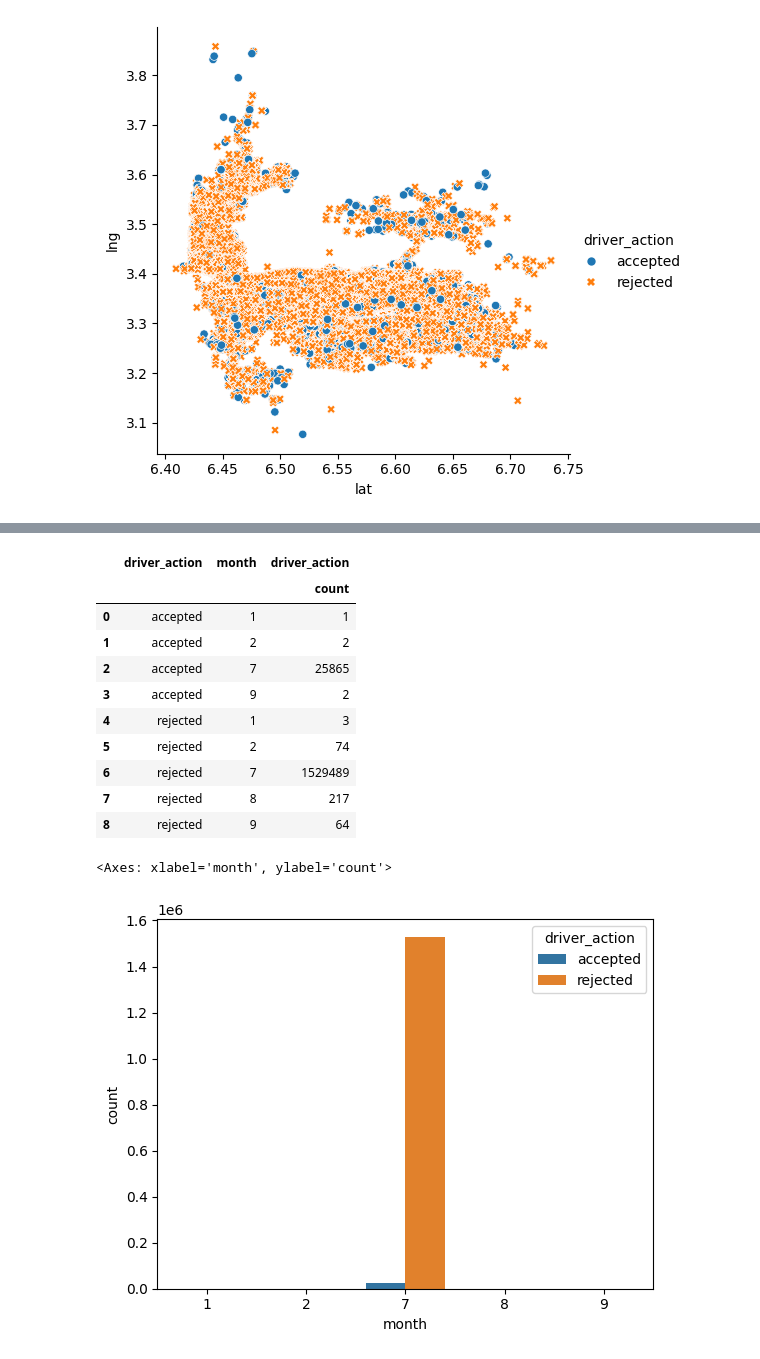
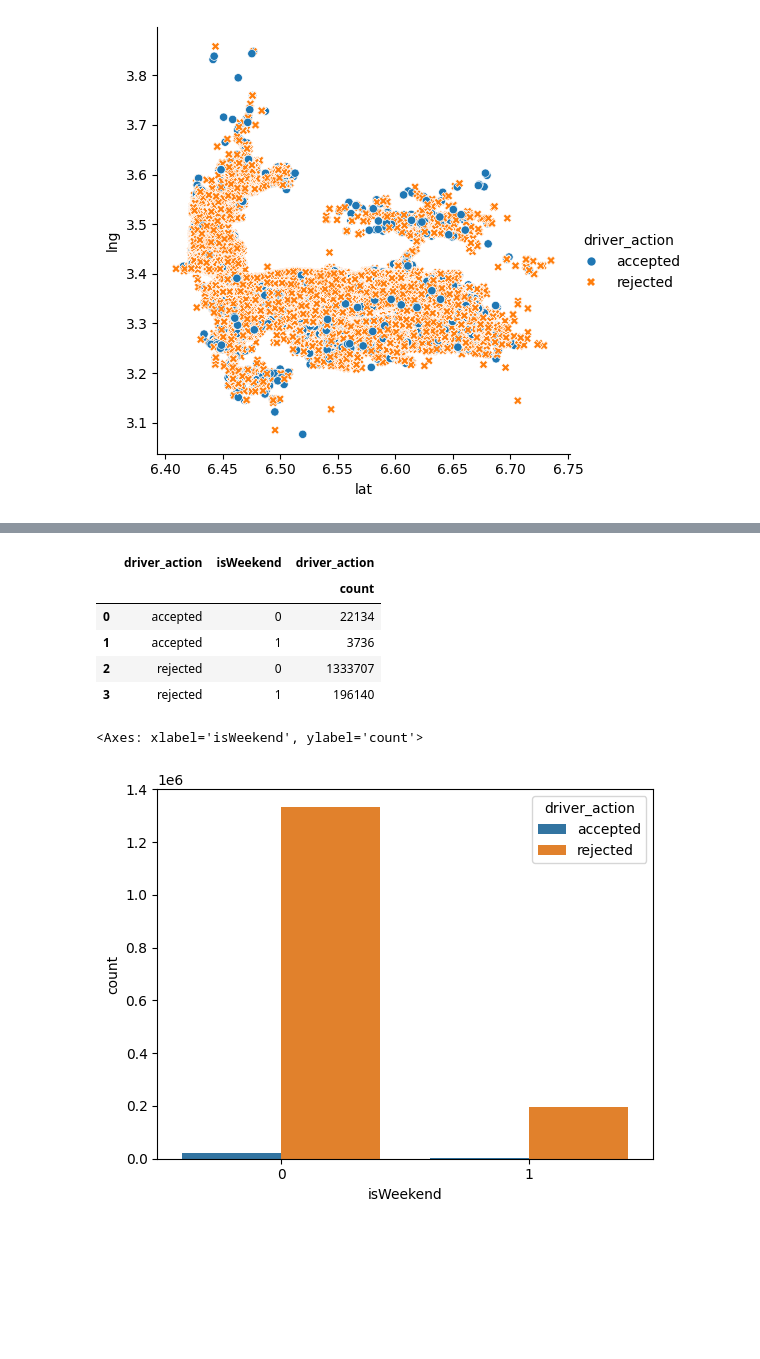
Before and after one commit to GetachewAbebe/Logistics_Optimization_with_Casual_Inference, a Jupyter notebook: notebooks/data_visualization.ipynb, the cells around one changed output, grey strips where cells are left out. Cells and saved outputs as stored; diff of their text form; code cells hidden in the pictures; blank space fills up the shorter version.

```diff
--- a/notebooks/data_visualization.ipynb
+++ b/notebooks/data_visualization.ipynb
@@ -77,29 +77,24 @@ plt.show()
 # %%
-df_acc = df.groupby(['driver_action','month']).agg(
+df_acc = df.groupby(['driver_action','isWeekend']).agg(
     {'driver_action':['count']}).reset_index()
 df_acc
 # %% [output]
-|  | driver_action | month | driver_action |
+|  | driver_action | isWeekend | driver_action |
 |  |  |  | count |
-| 0 | accepted | 1 | 1 |
-| 1 | accepted | 2 | 2 |
-| 2 | accepted | 7 | 25865 |
-| 3 | accepted | 9 | 2 |
-| 4 | rejected | 1 | 3 |
-| 5 | rejected | 2 | 74 |
-| 6 | rejected | 7 | 1529489 |
-| 7 | rejected | 8 | 217 |
-| 8 | rejected | 9 | 64 |
+| 0 | accepted | 0 | 22134 |
+| 1 | accepted | 1 | 3736 |
+| 2 | rejected | 0 | 1333707 |
+| 3 | rejected | 1 | 196140 |
 # %%
 df_acc_new = pd.DataFrame()
 df_acc_new['count'] = df_acc['driver_action']['count']
+df_acc_new['isWeekend'] = df_acc['isWeekend']
 df_acc_new['driver_action'] = df_acc['driver_action']['']
-df_acc_new['month'] = df_acc['month']
 # %%
 sns.barplot(
-    data=df_acc_new,
-    x="month", y="count", hue="driver_action"
+data=df_acc_new,
+x="isWeekend", y="count", hue="driver_action"
 )
 # %% [output]
-<Axes: xlabel='month', ylabel='count'>
+<Axes: xlabel='isWeekend', ylabel='count'>
-[figure, old version]
+[figure, new version]
```
Also changed, not shown: parts of 20 cells of this notebook.
